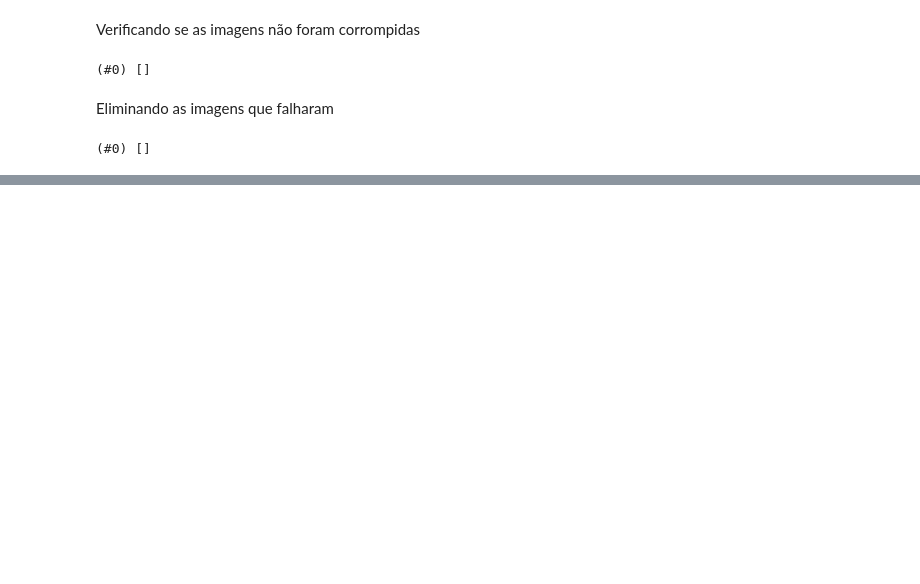
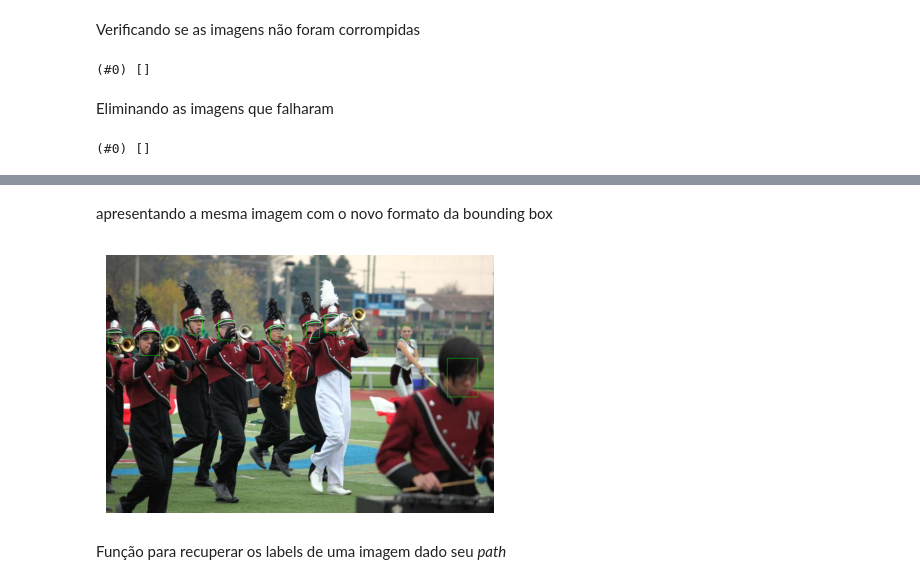
Before and after one commit to GabrielCostaDeOliveira/faceDetectionTraining, a Jupyter notebook: src/faceDetectionDL.ipynb, the cells around one changed output, grey strips where cells are left out. Saved outputs shown, nothing was run; the diff lists cells and outputs as text; code cells hidden in the pictures; blank space fills up the shorter version.

```diff
--- a/src/faceDetectionDL.ipynb
+++ b/src/faceDetectionDL.ipynb
@@ -49,0 +66,21 @@ tensor([[567., 207.,  44.,  52.]])
+# %%
+def get_bbox(path):
+    ctr = get_annotation_values(path)
+    if ctr.any():
+        return [[x, y, x + w, y + h] for x, y, w, h in ctr[:,:4]]
+    return []
+# %% [markdown]
+apresentando a mesma imagem com o novo formato da bounding box
+# %%
+img = plt.imread(images[0]).copy()
+for x1,y1,x2,y2 in get_bbox(images[0]):
+    color = np.array([0,255,0], dtype=np.uint8)
+    img[y1,x1:x2] = color
+    img[y1:y2,x1] = color
+    img[y2,x1:x2] = color
+    img[y1:y2,x2] = color
+show_image(img);
+# %% [output]
+[figure, added]
+# %% [markdown]
+Função para recuperar os labels de uma imagem dado seu _path_
```
Also changed, not shown: parts of 22 cells of this notebook.
